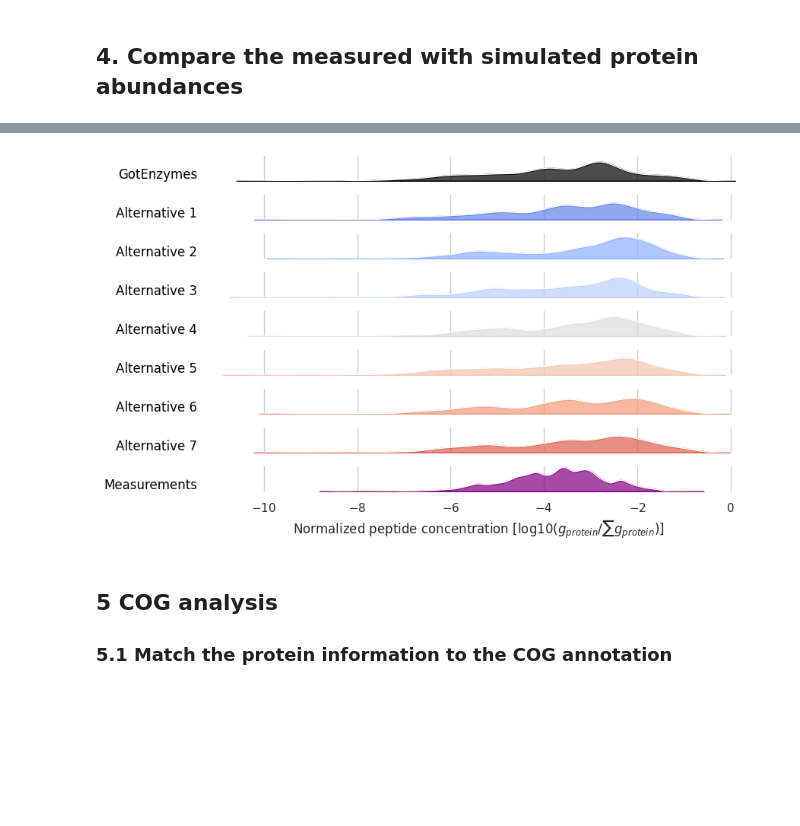
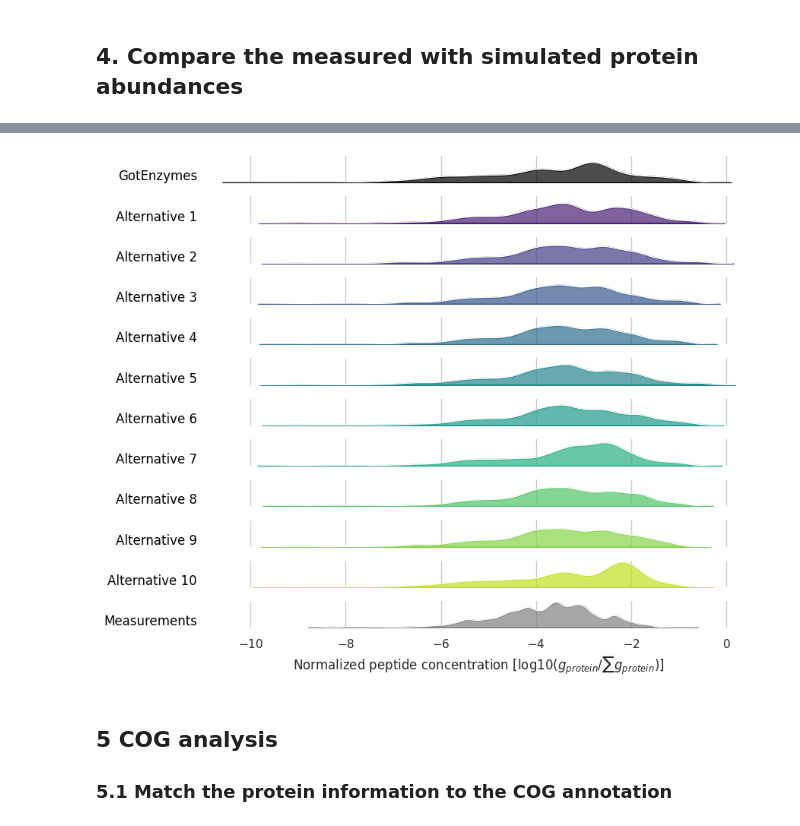
Before and after one commit to iAMB-RWTH-Aachen/PAMparametrizer, a Jupyter notebook: Scripts/i3_analysis/pam_parametrizer_validate_proteomics.ipynb, the cells around one changed output, grey strips where cells are left out. Drawn from its saved outputs; the diff is of its cells as text; code cells hidden in the pictures; blank space fills up the shorter version.

```diff
--- a/Scripts/i3_analysis/pam_parametrizer_validate_proteomics.ipynb
+++ b/Scripts/i3_analysis/pam_parametrizer_validate_proteomics.ipynb
@@ -33,7 +33,7 @@ Loading PAModelpy modules version 0.0.5.1
 Set parameter Username
 Academic license - for non-commercial use only - expires 2026-03-03
 # %%
-NUM_ALT_MODELS =7
+NUM_ALT_MODELS =10
 PAM_KCAT_FILES = [os.path.join('Results', '3_analysis', 'parameter_files',
                                    f'proteinAllocationModel_EnzymaticData_iML1515_{file_nmbr}.xlsx') for file_nmbr in
                       range(1, NUM_ALT_MODELS+1)]
@@ -365,7 +365,7 @@ def create_joyplot(input_df,col_to_plot, col_to_hue,label_names: list[str], titl
     unique_categories = input_df[col_to_hue].unique()
 
     # Generate a base colormap from "coolwarm"
-    cmap = plt.get_cmap("coolwarm", len(unique_categories))
+    cmap = plt.get_cmap("viridis", len(unique_categories))
     base_colors = {category: cmap(i) for i, category in enumerate(unique_categories)}
 
     # If other_colors is provided, override colors
@@ -438,14 +438,14 @@ all_proteins_per_configs
 # %%
 create_joyplot(input_df=all_proteins_per_configs,
                    col_to_plot = 'normalized_fraction',
                    col_to_hue = 'model',
                    label_names=all_proteins_per_configs.model.unique(),
                    title = '',
-               other_colors = {'GotEnzymes':'black', 'Measurements':'purple'},
+               other_colors = {'GotEnzymes':'black', 'Measurements':'grey'},
                result_fig_file = os.path.join('Figures', 'SuppFig_protein_concentration_joyplot.png')
               )
 # %% [output]
-[figure, old version]
+[figure, new version]
 # %% [markdown]
 ## 5 COG analysis
 
```
Also changed, not shown: parts of 6 cells of this notebook, 28 other files.
